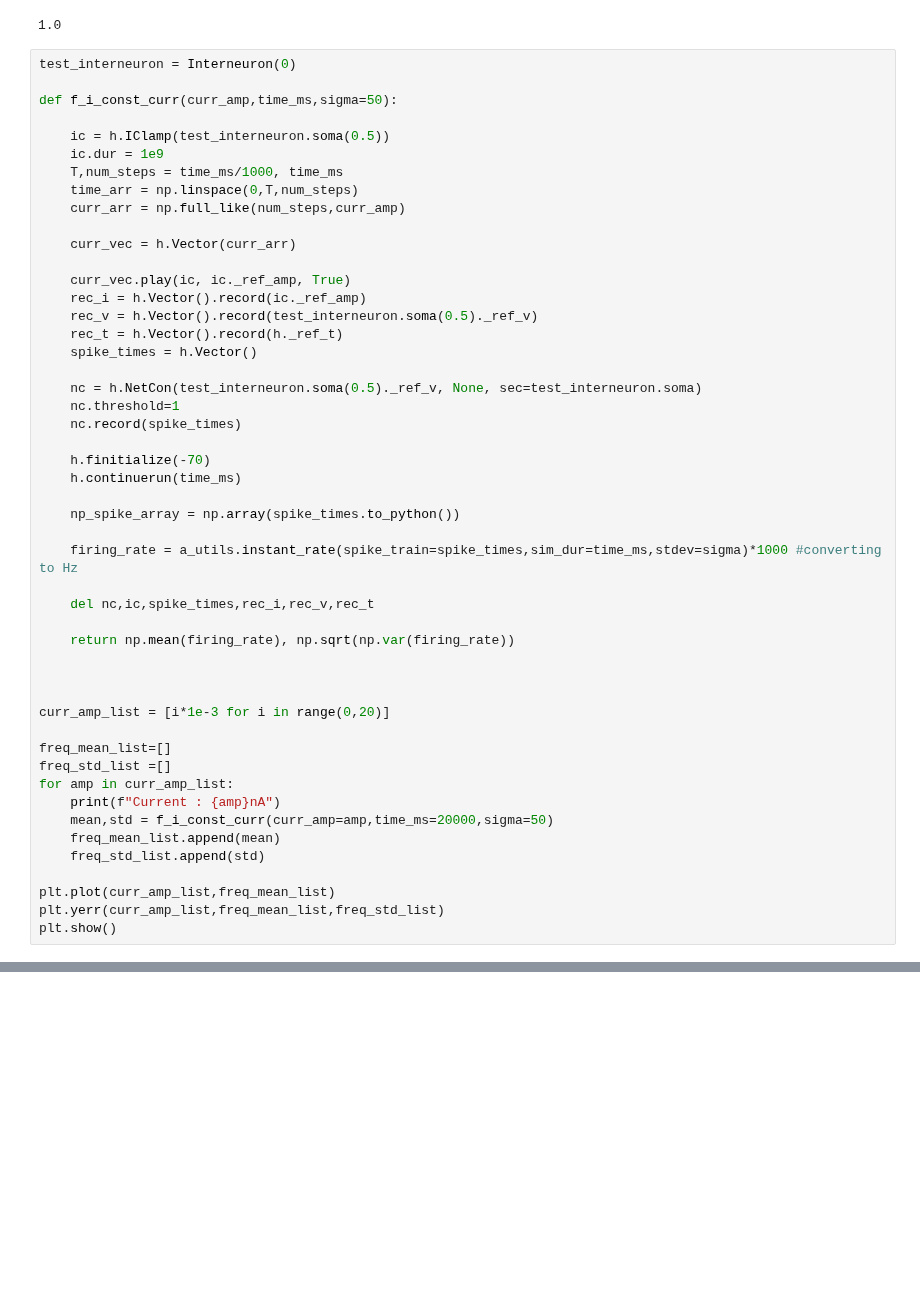
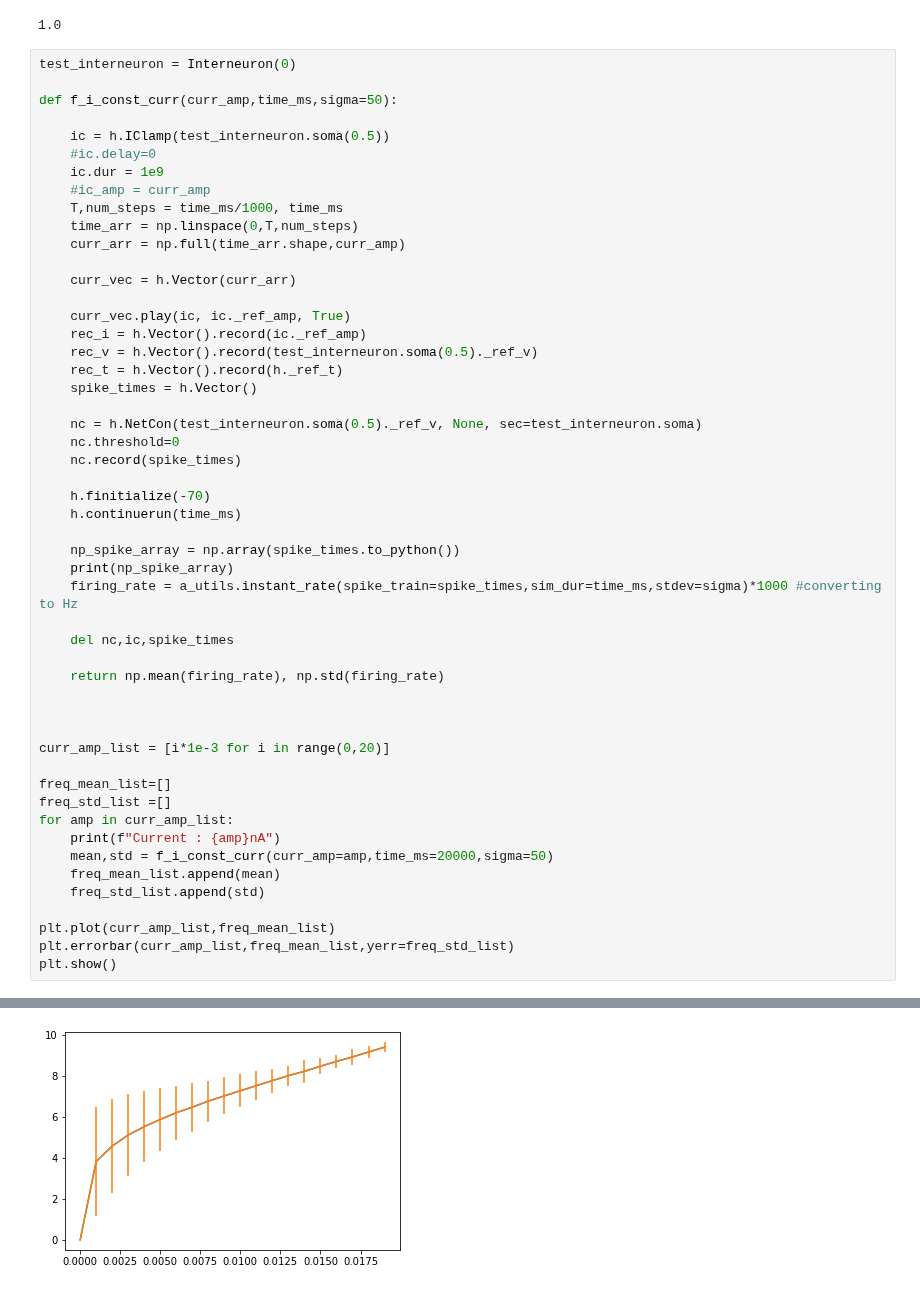
Before and after one commit to tiny-infinity/GridCellsCopy, a Jupyter notebook: analysis/notebooks/theta_analysis/single_interneuron_2.ipynb, the cells around one changed output, grey strips where cells are left out. Saved outputs shown, nothing was run; the diff lists cells and outputs as text; blank space fills up the shorter version.

```diff
--- a/analysis/notebooks/theta_analysis/single_interneuron_2.ipynb
+++ b/analysis/notebooks/theta_analysis/single_interneuron_2.ipynb
@@ -21,10 +21,12 @@ test_interneuron = Interneuron(0)
 def f_i_const_curr(curr_amp,time_ms,sigma=50):
 
     ic = h.IClamp(test_interneuron.soma(0.5))
+    #ic.delay=0
     ic.dur = 1e9
+    #ic_amp = curr_amp
     T,num_steps = time_ms/1000, time_ms
     time_arr = np.linspace(0,T,num_steps)
-    curr_arr = np.full_like(num_steps,curr_amp)
+    curr_arr = np.full(time_arr.shape,curr_amp)
 
     curr_vec = h.Vector(curr_arr)
 
@@ -35,19 +37,19 @@ def f_i_const_curr(curr_amp,time_ms,sigma=50):
     spike_times = h.Vector()
 
     nc = h.NetCon(test_interneuron.soma(0.5)._ref_v, None, sec=test_interneuron.soma)
-    nc.threshold=1
+    nc.threshold=0
     nc.record(spike_times)
 
     h.finitialize(-70)
     h.continuerun(time_ms)
 
     np_spike_array = np.array(spike_times.to_python())
-
+    print(np_spike_array)
     firing_rate = a_utils.instant_rate(spike_train=spike_times,sim_dur=time_ms,stdev=sigma)*1000 #converting to Hz
 
-    del nc,ic,spike_times,rec_i,rec_v,rec_t
+    del nc,ic,spike_times
 
-    return np.mean(firing_rate), np.sqrt(np.var(firing_rate))
+    return np.mean(firing_rate), np.std(firing_rate)
 
 
 
@@ -62,6 +64,6 @@ for amp in curr_amp_list:
     freq_std_list.append(std)
 
 plt.plot(curr_amp_list,freq_mean_list)
-plt.yerr(curr_amp_list,freq_mean_list,freq_std_list)
+plt.errorbar(curr_amp_list,freq_mean_list,yerr=freq_std_list)
 plt.show()
 # %% [output]
@@ -68,0 +87 @@ Error:
+[figure, added]
```
Also changed, not shown: parts of 1 cell of this notebook.
